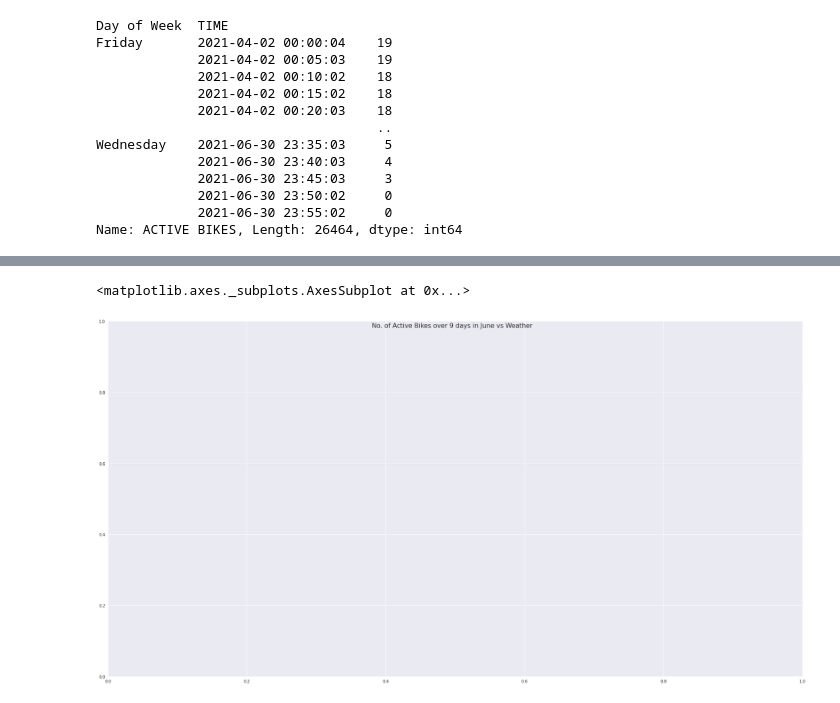
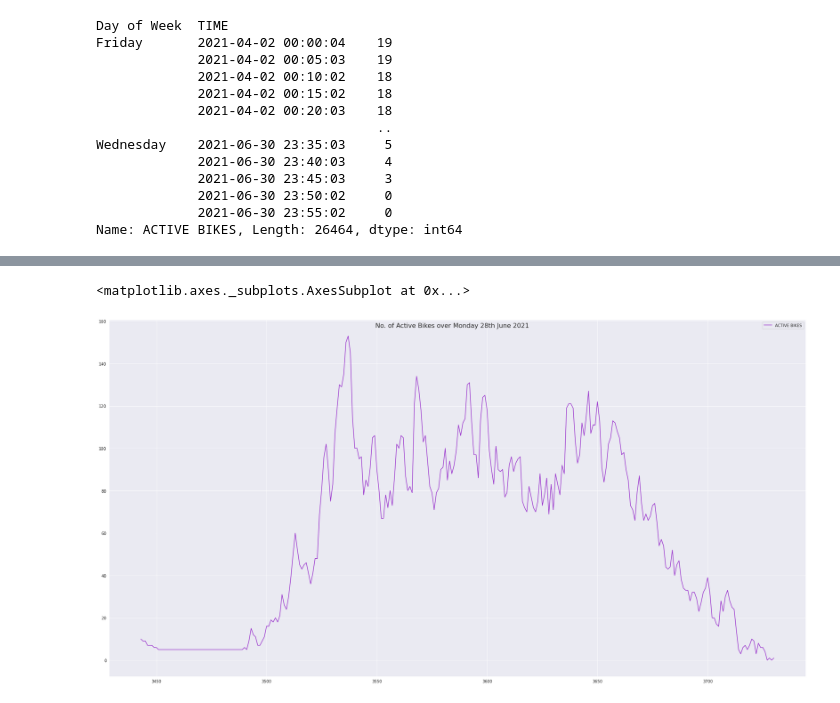
Before and after one commit to Matt-Toland/ProgrammingAssignment2, a Jupyter notebook: Dublin_Bike_Share.ipynb, the cells around one changed output, grey strips where cells are left out. Saved outputs shown, nothing was run; the diff lists cells and outputs as text; code cells hidden in the pictures.

```diff
--- a/Dublin_Bike_Share.ipynb
+++ b/Dublin_Bike_Share.ipynb
@@ -374,3 +2,0 @@ print(merge2.tail(24*12*109+2))
-# %%
-merge2 = pd.merge_asof(left=merge2,right=available_bikes, right_on='TIME', left_on= 'TIME')
-print(merge2)
@@ -392,3 +2,0 @@ print(merge2)
-# %%
-merge2['ACTIVE BIKES'] = merge2['AVAILABLE BIKES MAX'] - merge2['AVAILABLE BIKES']
-print(merge2)
@@ -542,11 +2,0 @@ Index(['TIME', 'STATION ID', 'NAME', 'BIKE STANDS', 'AVAILABLE BIKE STANDS',
-# %%
-max_available_per_station24hr = merge2.groupby([merge2['TIME'].dt.date,'STATION ID'])['AVAILABLE BIKES AT STATION'].max()
-max_available_per_station24hr = max_available_per_station24hr.reset_index()
-max_available_per_station24hr['TIME'] = pd.to_datetime(max_available_per_station24hr['TIME'])
-merge2['DATE'] = pd.to_datetime(merge2['TIME'].dt.date)
-
-merge2 = pd.merge_asof(left=merge2,right=max_available_per_station24hr, right_on='TIME', left_on= 'DATE', by='STATION ID')
-
-merge2.drop(columns=['DATE','TIME_y'], inplace=True)
-merge2.rename(columns={'AVAILABLE BIKES AT STATION_x': 'AVAILABLE BIKES AT STATION', 'AVAILABLE BIKES AT STATION_y': 'AVAILABLE BIKES AT STATION MAX', 'TIME_x' : 'TIME'}, inplace=True)
-print(merge2.columns)
@@ -576,4 +2,0 @@ print(merge2[(merge2['TIME'].dt.date == pd.to_datetime('2021-04-01')) & (merge2[
-# %%
-# Creating a column to indicate the availability of bikes at each timestamp as a percentage of the maximum number avaialble during that day (as a percentage)
-
-merge2['STATION AVAILABILITY'] = merge2['AVAILABLE BIKES AT STATION']/merge2['AVAILABLE BIKES AT STATION MAX']*100
@@ -677,8 +299,12 @@ Name: ACTIVE BIKES, Length: 3731, dtype: int64
 # %%
 fig10,ax = plt.subplots(figsize = (25,13), sharex = True, tight_layout = True)
-fig10.suptitle('No. of Active Bikes over 9 days in June vs Weather', fontsize=16)
-
-Monday.plot( ax = ax1, color = 'darkorchid')
+fig10.suptitle('No. of Active Bikes over Monday 28th June 2021', fontsize=16)
+Mon = Mon.reset_index()
+Mon['TIME'] = pd.to_datetime(Mon['TIME'])
+Mon['date'] = Mon['TIME'].dt.date
+Mon['TIME'] = Mon['TIME'].dt.time
+Mon = Mon[Mon['date'] == Mon['date'].max()]
+Mon.plot( ax = ax, color = 'darkorchid')
 # %% [output]
 <matplotlib.axes._subplots.AxesSubplot at 0x...>
-[figure, old version]
+[figure, new version]
```
Also changed, not shown: parts of 56 cells of this notebook.
